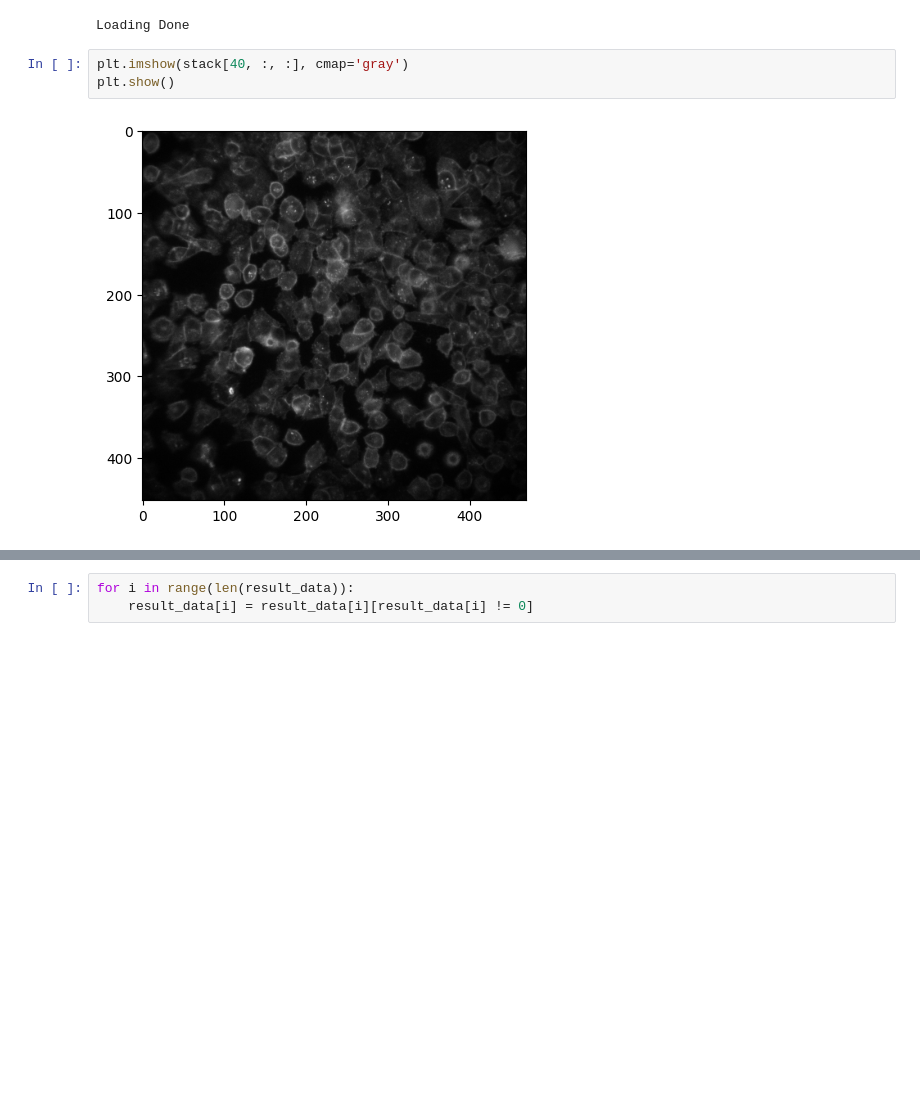
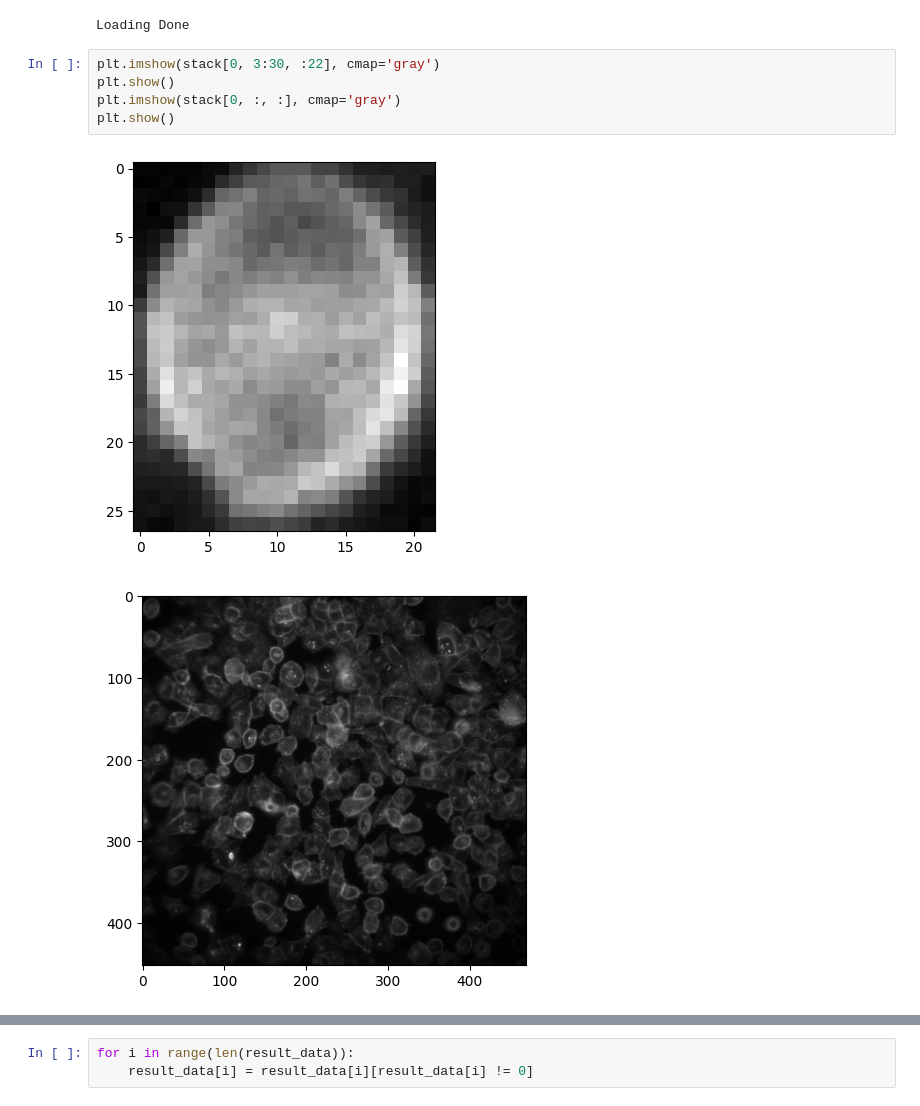
Before and after one commit to kamzey/optical-oscilloscope, a Jupyter notebook: trial-code/filtering-algorithm.ipynb, the cells around one changed output, grey strips where cells are left out. Cells and saved outputs as stored; diff of their text form; blank space fills up the shorter version.

```diff
--- a/trial-code/filtering-algorithm.ipynb
+++ b/trial-code/filtering-algorithm.ipynb
@@ -19,10 +19,13 @@ print('Loading Done')
 <tifffile.TiffFile 'data_from_paper.ome.tif'> MMStack series is missing files. Returning subset (9949, 1, 1, 1) of (10000, 1, 1, 1)
 Loading Done
 # %%
-plt.imshow(stack[40, :, :], cmap='gray')
+plt.imshow(stack[0, 3:30, :22], cmap='gray')
 plt.show()
+plt.imshow(stack[0, :, :], cmap='gray')
+plt.show()
 # %% [output]
-[figure, old version]
+[figure, new version]
+[figure, added]
 # %%
 batch_size = 100  # Adjust the batch size as needed
 total_indices = len(stack)
```
Also changed, not shown: parts of 8 cells of this notebook, 9 other files.
